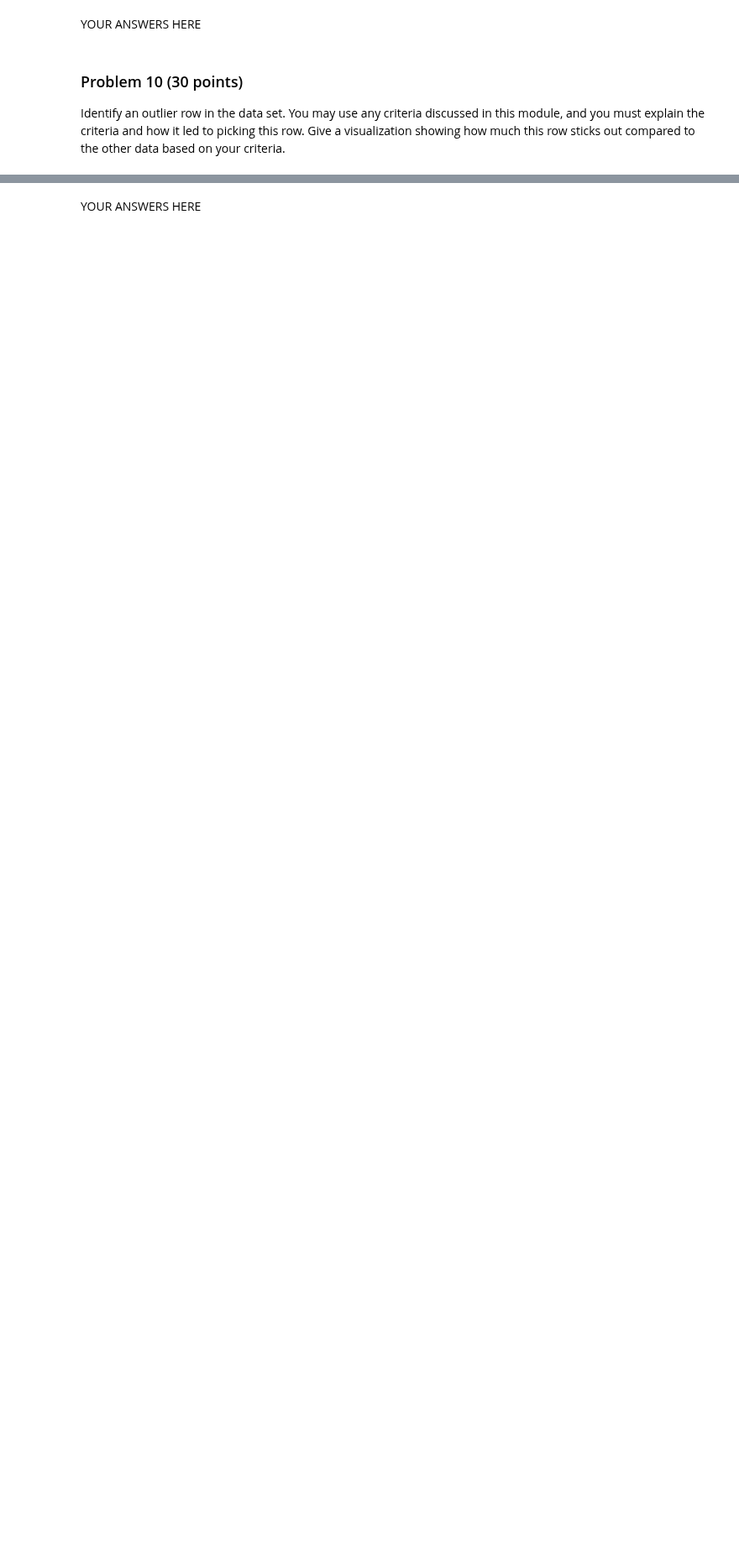
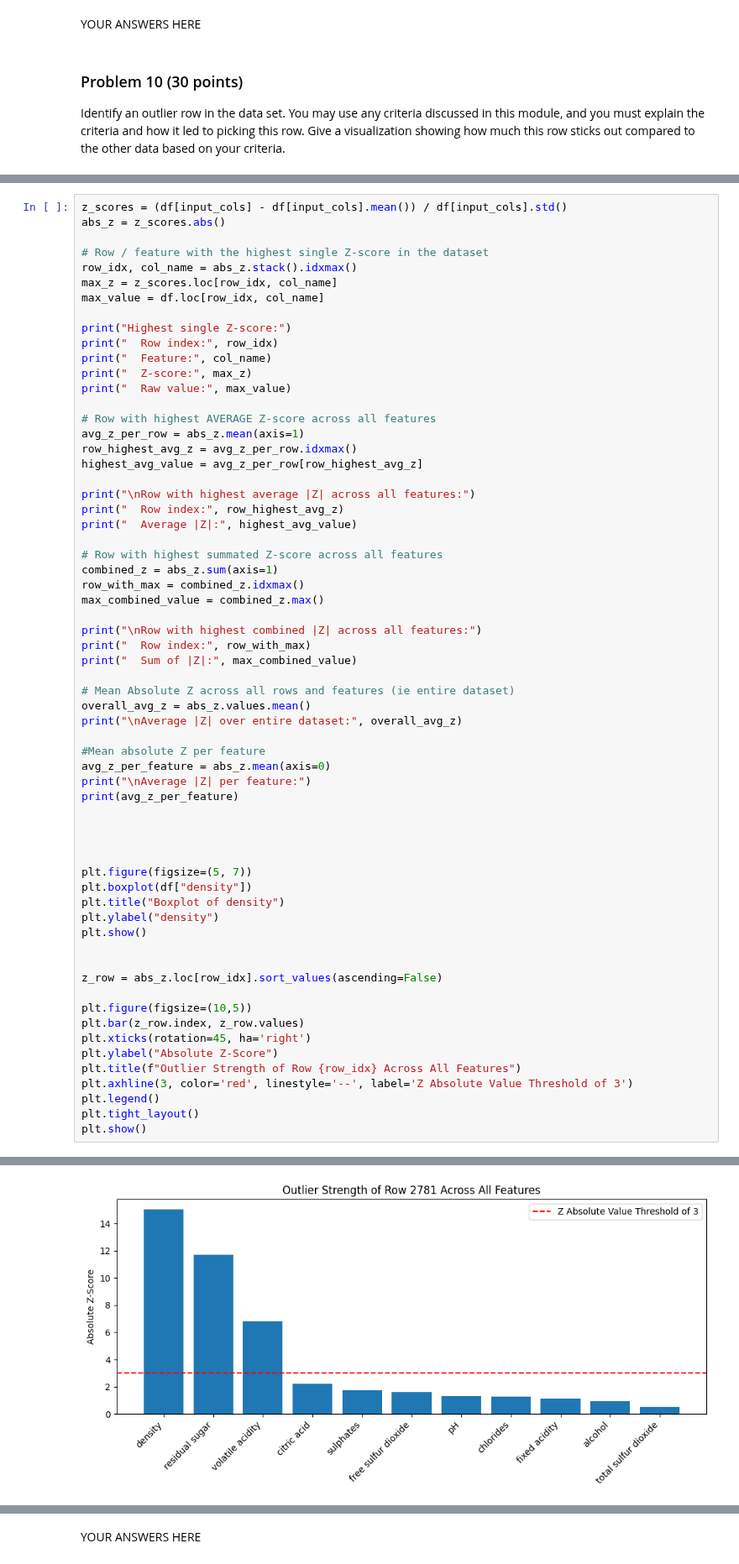
Before and after one commit to JCameronH/dx601-final-project, a Jupyter notebook: project.ipynb, the cells around one changed output, grey strips where cells are left out. Shown at 84% size. Drawn from its saved outputs; the diff is of its cells as text; blank space fills up the shorter version.

```diff
--- a/project.ipynb
+++ b/project.ipynb
@@ -715,0 +587,64 @@ Combined Z-score value: 44.33279748683566
+# %%
+z_scores = (df[input_cols] - df[input_cols].mean()) / df[input_cols].std()
+abs_z = z_scores.abs()
+
+# Row / feature with the highest single Z-score in the dataset
+row_idx, col_name = abs_z.stack().idxmax()
+max_z = z_scores.loc[row_idx, col_name]
+max_value = df.loc[row_idx, col_name]
+
+print("Highest single Z-score:")
+print("  Row index:", row_idx)
+print("  Feature:", col_name)
+print("  Z-score:", max_z)
+print("  Raw value:", max_value)
+
+# Row with highest AVERAGE Z-score across all features
+avg_z_per_row = abs_z.mean(axis=1)
+row_highest_avg_z = avg_z_per_row.idxmax()
+highest_avg_value = avg_z_per_row[row_highest_avg_z]
+
+print("\nRow with highest average |Z| across all features:")
+print("  Row index:", row_highest_avg_z)
+print("  Average |Z|:", highest_avg_value)
+
+# Row with highest summated Z-score across all features
+combined_z = abs_z.sum(axis=1)
+row_with_max = combined_z.idxmax()
+max_combined_value = combined_z.max()
+
+print("\nRow with highest combined |Z| across all features:")
+print("  Row index:", row_with_max)
+print("  Sum of |Z|:", max_combined_value)
+
+# Mean Absolute Z across all rows and features (ie entire dataset)
+overall_avg_z = abs_z.values.mean()
+print("\nAverage |Z| over entire dataset:", overall_avg_z)
+
+#Mean absolute Z per feature
+avg_z_per_feature = abs_z.mean(axis=0)
+print("\nAverage |Z| per feature:")
+print(avg_z_per_feature)
+
+
+
+
+plt.figure(figsize=(5, 7))
+plt.boxplot(df["density"])
+plt.title("Boxplot of density")
+plt.ylabel("density")
+plt.show()
+
+
+z_row = abs_z.loc[row_idx].sort_values(ascending=False)
+
+plt.figure(figsize=(10,5))
+plt.bar(z_row.index, z_row.values)
+plt.xticks(rotation=45, ha='right')
+plt.ylabel("Absolute Z-Score")
+plt.title(f"Outlier Strength of Row {row_idx} Across All Features")
+plt.axhline(3, color='red', linestyle='--', label='Z Absolute Value Threshold of 3')
+plt.legend()
+plt.tight_layout()
+plt.show()
+# %% [output]
@@ -716,3 +669,4 @@ Combined Z-score value: 44.33279748683566
+[figure, added]
 # %% [markdown]
 Row 2781 has the highest outlier individual feature (Density) identified by the Zscore for each feature. The Density score of 1.038 in row 2781 has the overall highest zscore of 15.03, or, 15 standard deviations above the mean for density. You can see this single point visible in the box plot featured here and in problem 4 above (to be transparent, I assumed the outliers showed in box plots in problem 4 would indicate which features had outliers...this is why I chose box plots to visibly show outliers so I could understand the spread of data and determine boundaries). Normally I would assume this extreme outlier was a measurment error with Density...however residual sugar is also at 65.8 is also the most extreme outlier for that feature and I was able to show in problem 9 density and residual sugar both have the strongest correlation at .84 (meaning higher sugar = higher density). So it is plausible this wasn't a measuring error if density and residual sugar both are outliers here.
 
```
Also changed, not shown: parts of 3 cells of this notebook.
